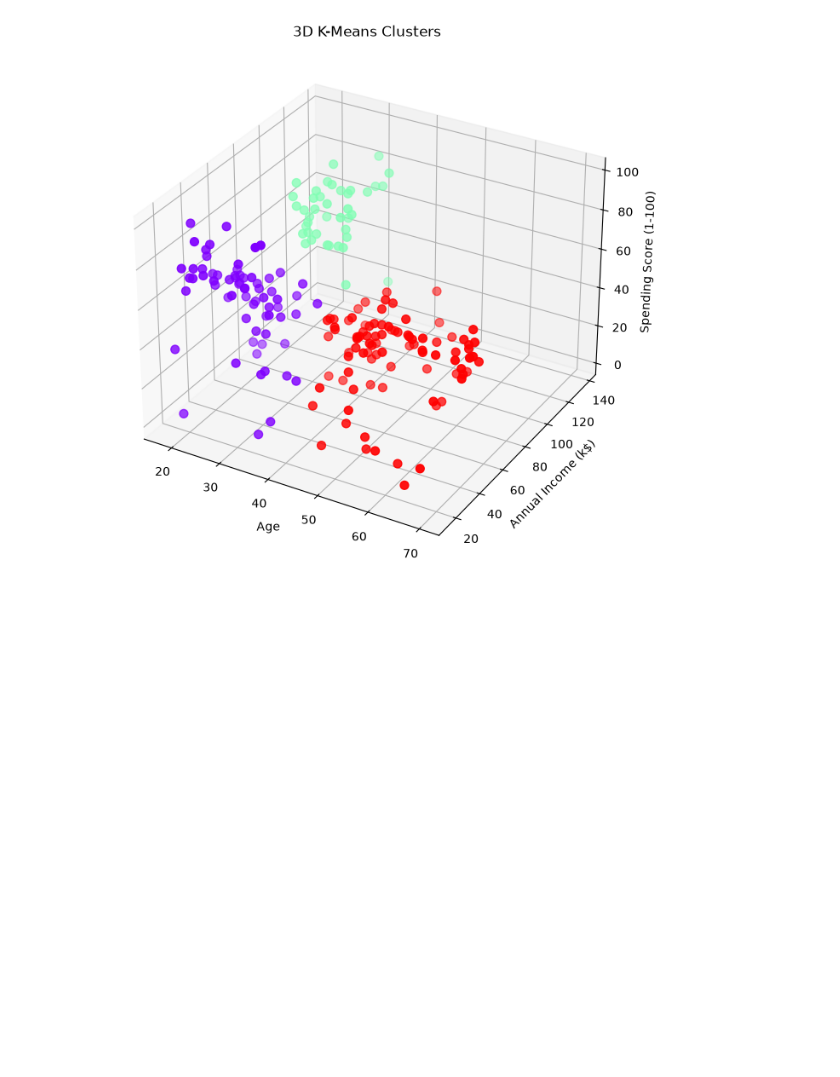
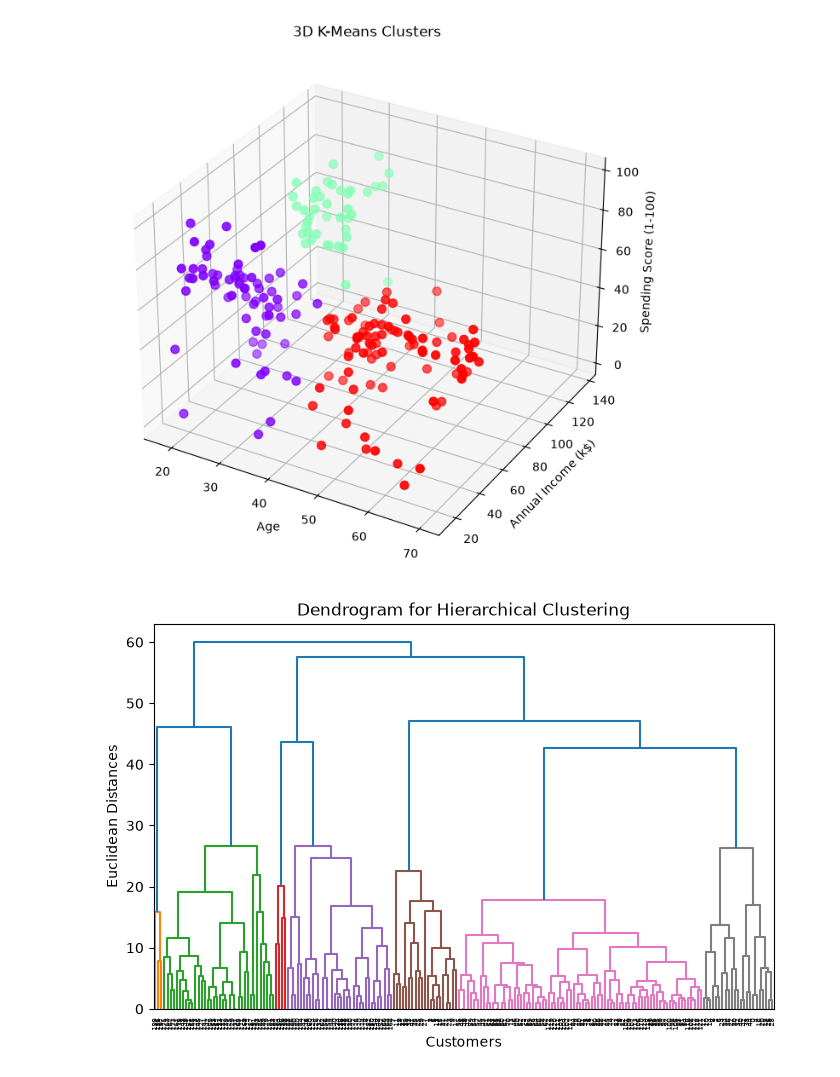
Before and after one commit to Ritik0835/AIML-progress, a Jupyter notebook: unsupervised-learning.ipynb, the cells around one changed output. Cells and saved outputs as stored; diff of their text form; code cells hidden in the pictures; blank space fills up the shorter version.

Commit message:
Unsupervised learning - k-means, hierarchical code tested - worked

```diff
--- a/unsupervised-learning.ipynb
+++ b/unsupervised-learning.ipynb
@@ -120,3 +113,20 @@ plt.title('3D K-Means Clusters')
 plt.show()
 # %% [output]
 [figure]
+# %%
+# hierarchical clustering
+import scipy.cluster.hierarchy as clus
+
+# hc_features = x_scaled
+hc_features = df[['Annual Income (k$)', 'Spending Score (1-100)']].copy()
+hc_features = hc_features.dropna()
+
+plt.figure(figsize=(8, 5))
+den = clus.dendrogram(clus.linkage(hc_features, method="average"))
+
+plt.title('Dendrogram for Hierarchical Clustering')
+plt.xlabel('Customers')
+plt.ylabel('Euclidean Distances')
+plt.show()
+# %% [output]
+[figure, added]
```
Also changed, not shown: parts of 3 cells of this notebook, 1 other file.
